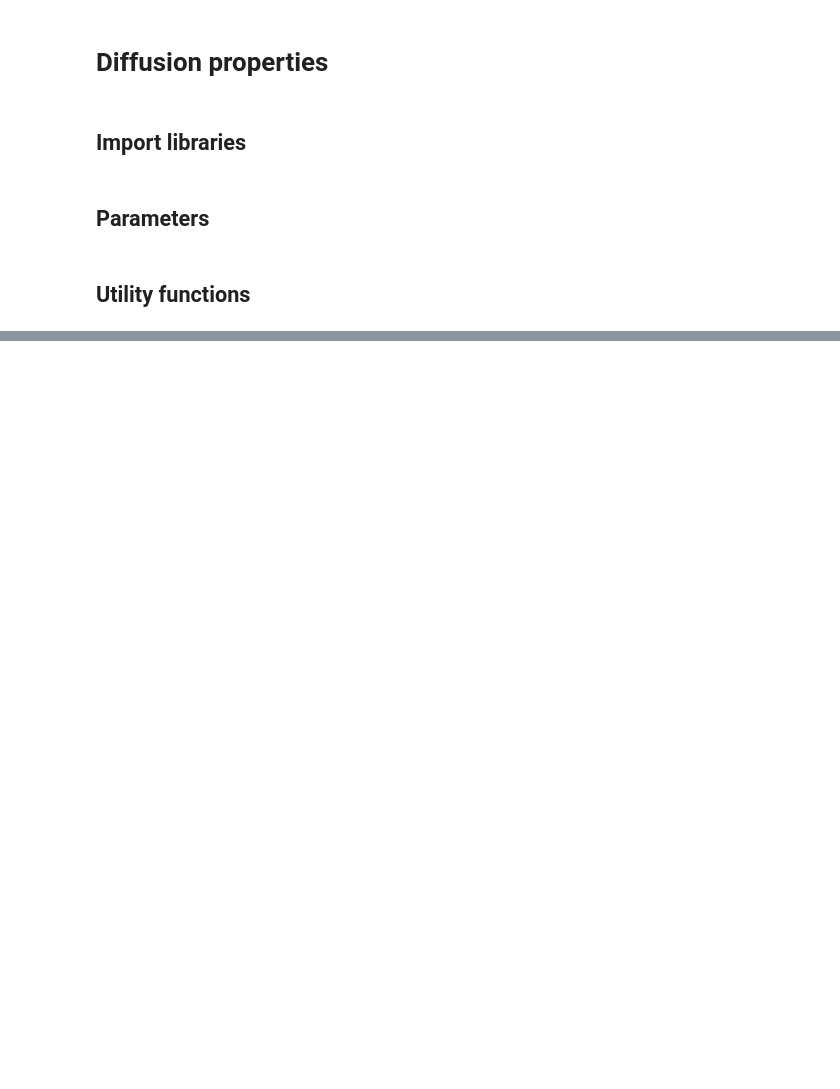
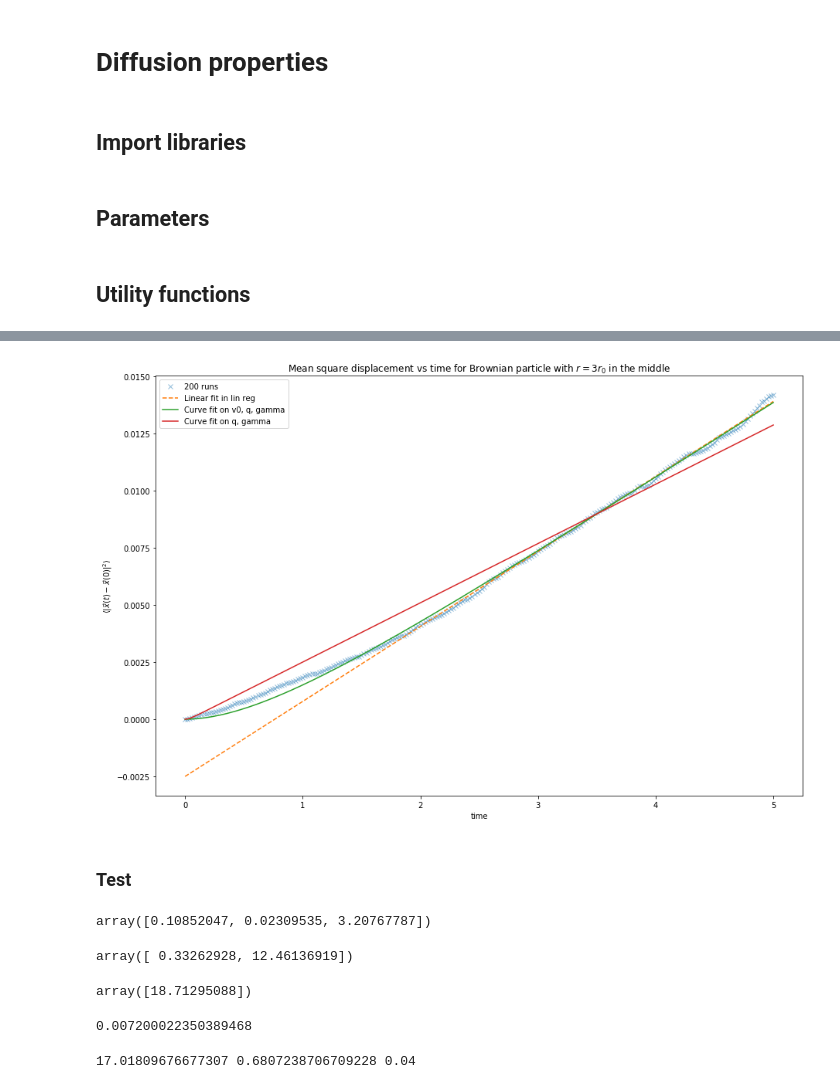
Before and after one commit to alekgjer/specialization_project, a Jupyter notebook: notebooks/Diffusion properties.ipynb, the cells around one changed output, grey strips where cells are left out. Drawn from its saved outputs; the diff is of its cells as text; code cells hidden in the pictures; blank space fills up the shorter version.

```diff
--- a/notebooks/Diffusion properties.ipynb
+++ b/notebooks/Diffusion properties.ipynb
@@ -162,0 +121,8 @@ array([0.12498369, 0.0449849 , 4.61739969])
+# %%
+#mean_q_dist_matrix_bp = np.load(file=os.path.join(results_folder, f"diffProperties_3r0bp_particle_tmax_1_runs_1.npy"))
+mean_q_dist_matrix_bp_avg = np.load(file=os.path.join(results_folder, f"diffProperties_3r0m0_particle_tmax_5_runs_200.npy"))
+times = mean_q_dist_matrix_bp_avg[:, 0]
+# %%
+slope, intercept = lin_fit(mean_q_dist_matrix_bp_avg)
+popt = adjust_curve(mean_q_dist_matrix_bp_avg, msd_function)
+popt_2 = adjust_curve(mean_q_dist_matrix_bp_avg, msd_function_v0)
@@ -162,0 +133,17 @@ array([0.12498369, 0.0449849 , 4.61739969])
+# %%
+plt.figure(figsize=(15, 10))
+#plt.plot(times, mean_q_dist_matrix_bp[:, 1], 'o', alpha=0.5, label='Single run')
+plt.plot(times, mean_q_dist_matrix_bp_avg[:, 1], 'x', alpha=0.5, label='200 runs')
+plt.plot(times, times*slope+intercept, '--', label='Linear fit in lin reg')
+plt.plot(times, msd_function(times, *popt), label='Curve fit on v0, q, gamma')
+plt.plot(times, msd_function_v0(times, *popt_2), label='Curve fit on q, gamma')
+# plt.plot(times, times*4*D)
+plt.xlabel('time')
+plt.ylabel(r'$\langle|\vec{x}(t)-\vec{x}(0)|^2\rangle$')
+plt.title(r'Mean square displacement vs time for Brownian particle with $r=3r_0$ in the middle')
+plt.legend()
+plt.show()
+# %% [output]
+[figure, added]
+# %% [markdown]
+### Test
@@ -162,0 +158,16 @@ array([0.12498369, 0.0449849 , 4.61739969])
+# %%
+popt  # optimal parameters given as v0, q, gamma
+# %% [output]
+array([0.10852047, 0.02309535, 3.20767787])
+# %%
+popt_2  # optimal parameters given as q, gamma
+# %% [output]
+array([ 0.33262928, 12.46136919])
+# %%
+popt_3  # optimal parameters given as gamma when assume equilirium and q/gamma = 0.04
+# %% [output]
+array([18.71295088])
+# %%
+popt[1]/popt[2] # garbadge ?
+# %% [output]
+0.007200022350389468
@@ -162,0 +178,4 @@ array([0.12498369, 0.0449849 , 4.61739969])
+# %%
+print(gamma, q, q/gamma) # q/gamma is equal to v^2(t to inf) and v0^2 when all start with the same energy
+# %% [output]
+17.01809676677307 0.6807238706709228 0.04
```
Also changed, not shown: parts of 43 cells of this notebook.
